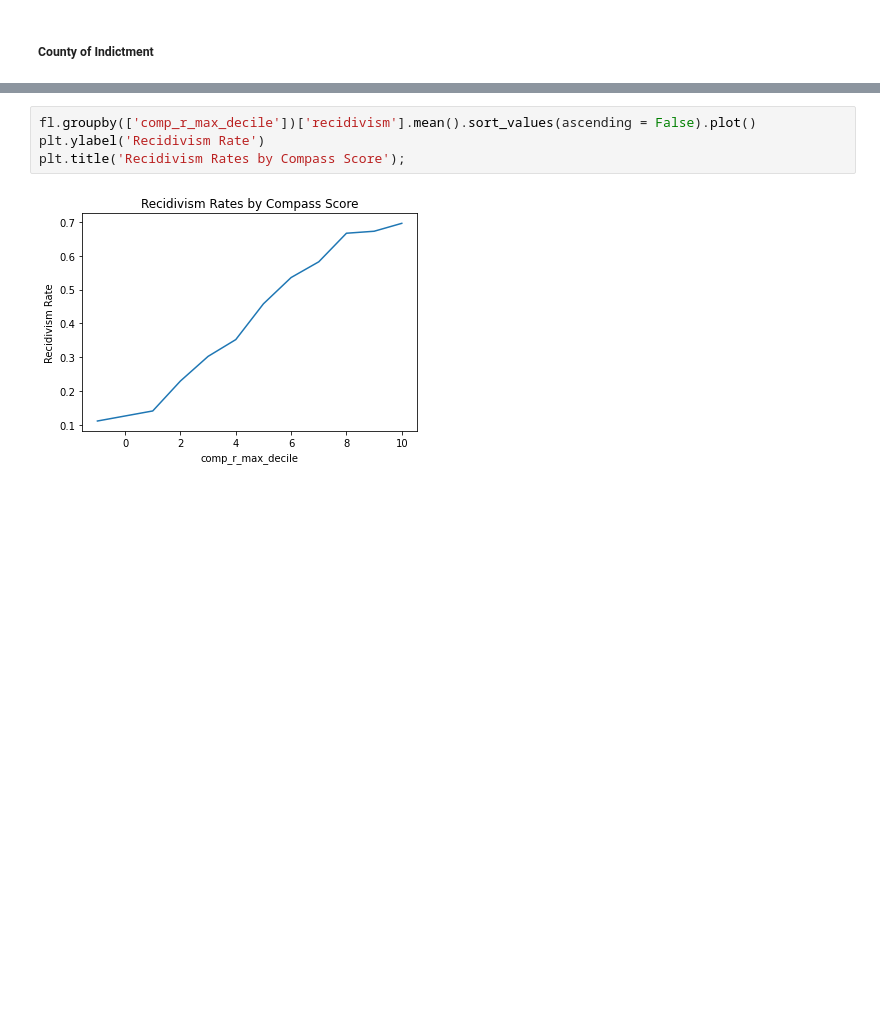
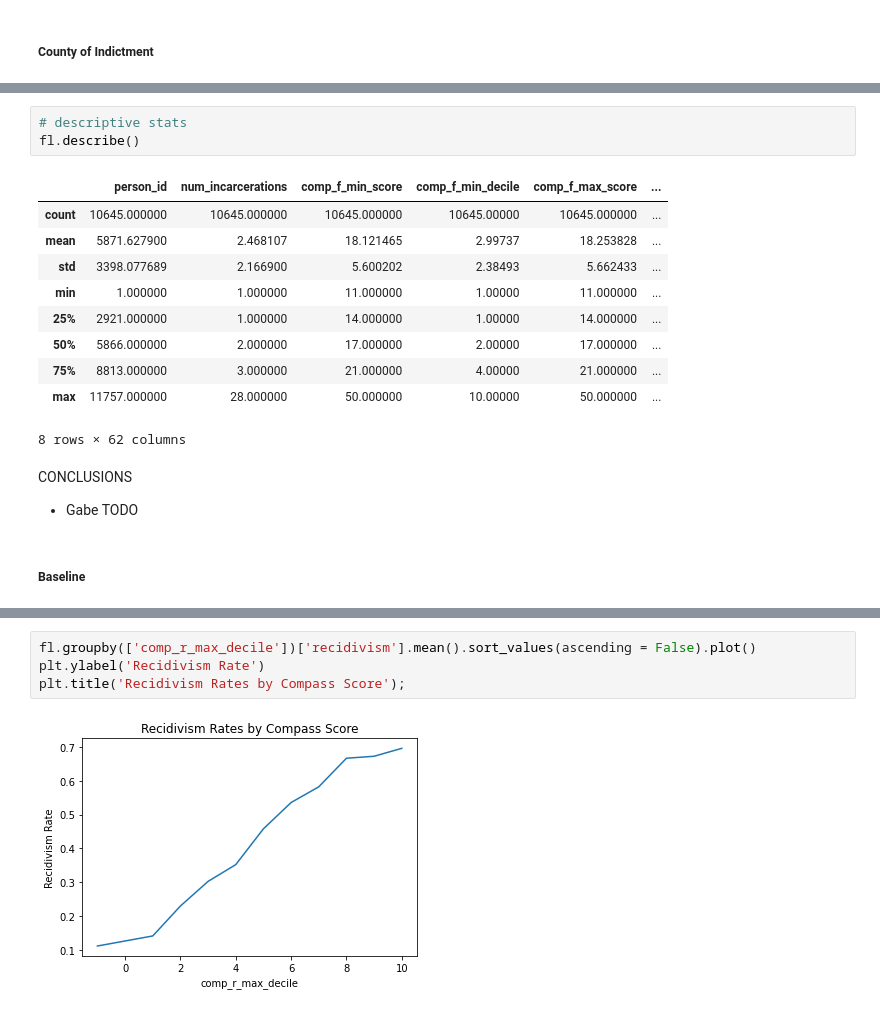
Before and after one commit to ga-dsi-822-group4/recidivism, a Jupyter notebook: notebooks/02_eda.ipynb, the cells around one changed output, grey strips where cells are left out. Drawn from its saved outputs; the diff is of its cells as text; blank space fills up the shorter version.

```diff
--- a/notebooks/02_eda.ipynb
+++ b/notebooks/02_eda.ipynb
@@ -223,0 +251,19 @@ fl.head()
+# %%
+# descriptive stats
+fl.describe()
+# %% [output]
+|  | person_id | num_incarcerations | comp_f_min_score | comp_f_min_decile | comp_f_max_score | ... |
+| count | 10645.000000 | 10645.000000 | 10645.000000 | 10645.00000 | 10645.000000 | ... |
+| mean | 5871.627900 | 2.468107 | 18.121465 | 2.99737 | 18.253828 | ... |
+| std | 3398.077689 | 2.166900 | 5.600202 | 2.38493 | 5.662433 | ... |
+| min | 1.000000 | 1.000000 | 11.000000 | 1.00000 | 11.000000 | ... |
+| 25% | 2921.000000 | 1.000000 | 14.000000 | 1.00000 | 14.000000 | ... |
+| 50% | 5866.000000 | 2.000000 | 17.000000 | 2.00000 | 17.000000 | ... |
+| 75% | 8813.000000 | 3.000000 | 21.000000 | 4.00000 | 21.000000 | ... |
+| max | 11757.000000 | 28.000000 | 50.000000 | 10.00000 | 50.000000 | ... |
+8 rows × 62 columns
+# %% [markdown]
+CONCLUSIONS
+- Gabe TODO
+# %% [markdown]
+##### Baseline
```
Also changed, not shown: parts of 34 cells of this notebook.
